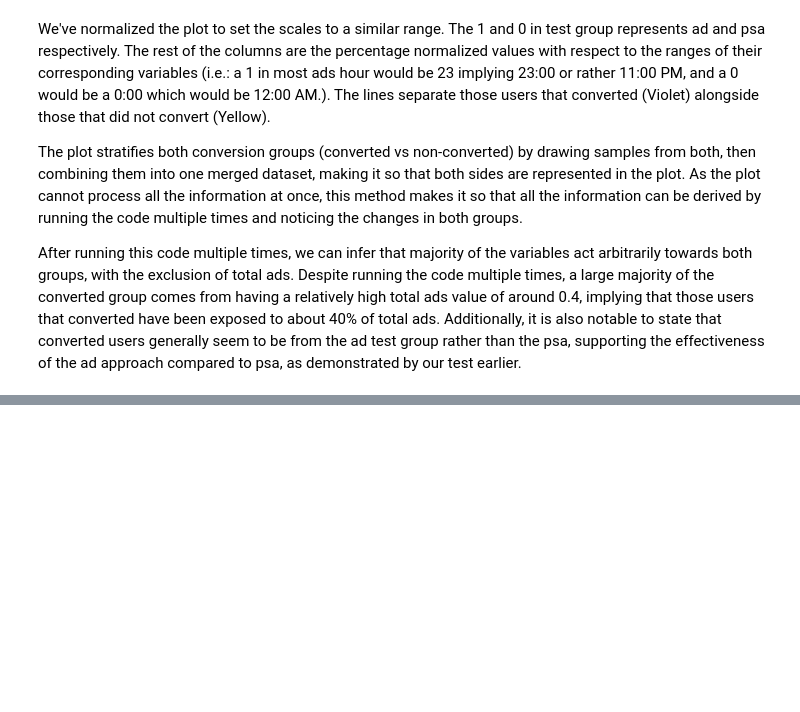
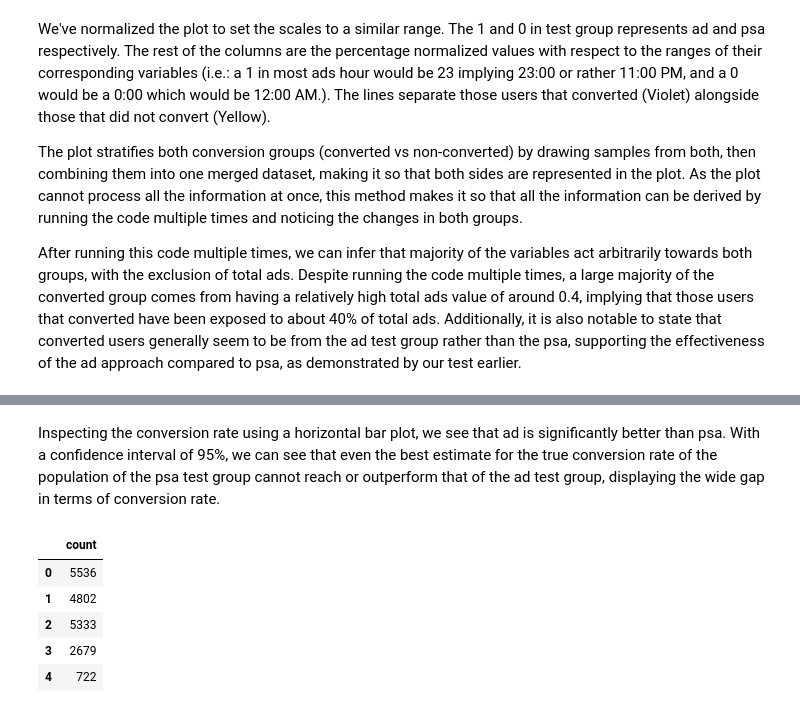
Before and after one commit to Kyo-Fox22/Marketing-A-B-Test, a Jupyter notebook: ab_test.ipynb, the cells around one changed output, grey strips where cells are left out. Drawn from its saved outputs; the diff is of its cells as text; code cells hidden in the pictures; blank space fills up the shorter version.

```diff
--- a/ab_test.ipynb
+++ b/ab_test.ipynb
@@ -244,0 +245,12 @@ plt.show()
+# %% [markdown]
+Inspecting the conversion rate using a horizontal bar plot, we see that ad is significantly better than psa. With a confidence interval of 95%, we can see that even the best estimate for the true conversion rate of the population of the psa test group cannot reach or outperform that of the ad test group, displaying the wide gap in terms of conversion rate.
+# %%
+ads_hours = pd.DataFrame(df['most ads hour'].value_counts().sort_index()).reset_index(drop = True)
+ads_hours.head()
+# %% [output]
+|  | count |
+| 0 | 5536 |
+| 1 | 4802 |
+| 2 | 5333 |
+| 3 | 2679 |
+| 4 | 722 |
```
Also changed, not shown: parts of 5 cells of this notebook.
